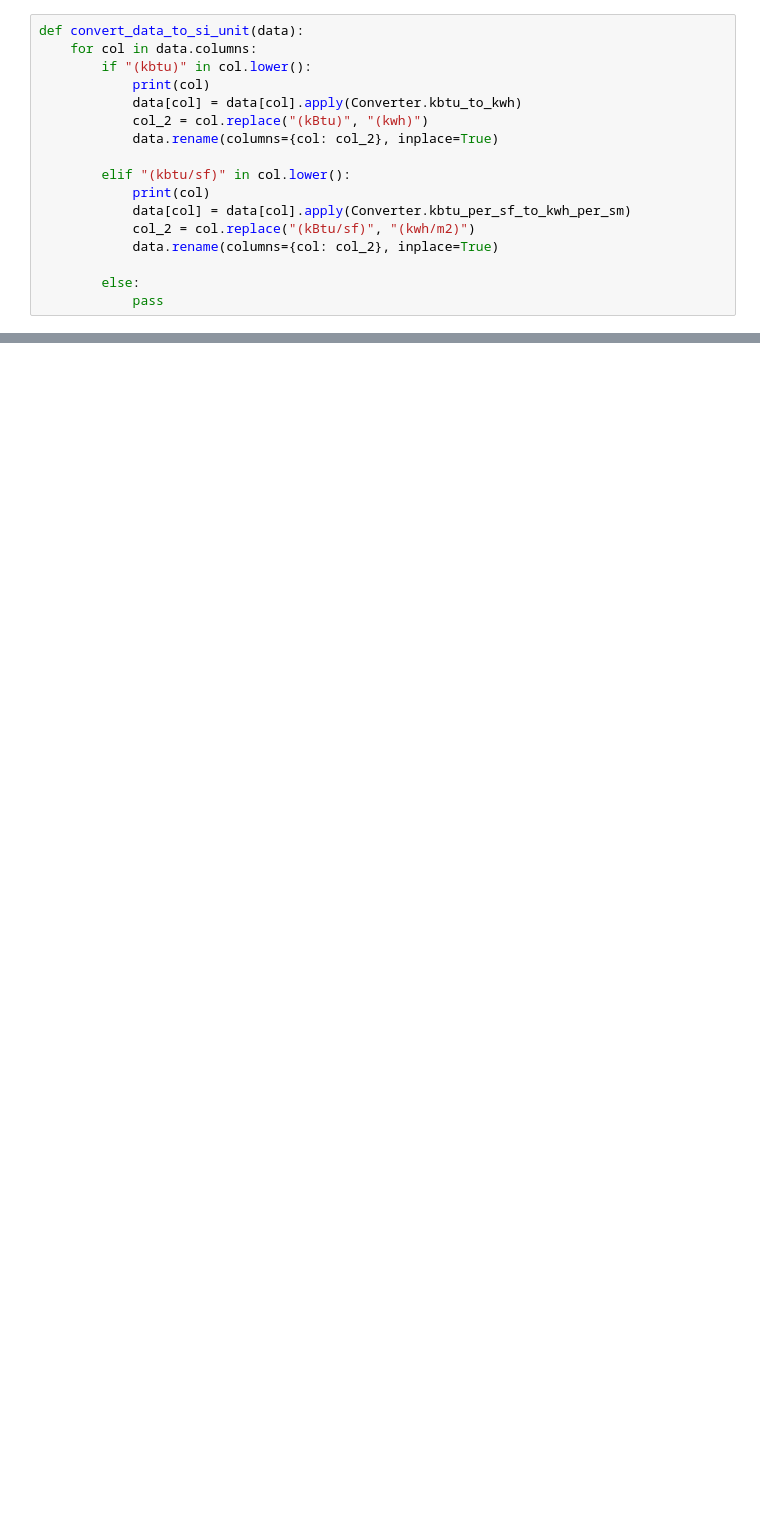
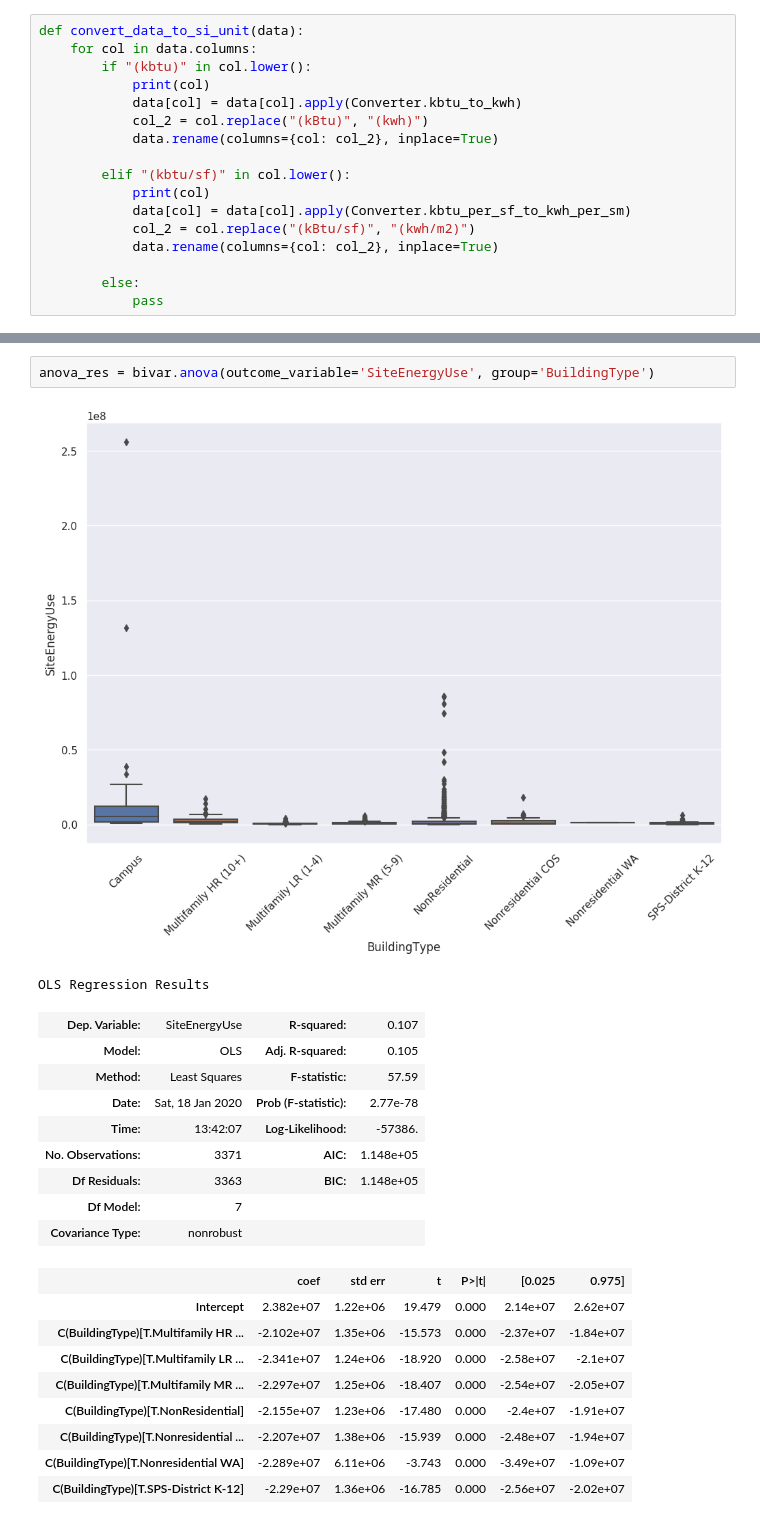
Before and after one commit to tgrandjean/OC-seattle-energy, a Jupyter notebook: notebooks/1.0-tg-initial-data-exploration.ipynb, the cells around one changed output, grey strips where cells are left out. Cells and saved outputs as stored; diff of their text form; blank space fills up the shorter version.

```diff
--- a/notebooks/1.0-tg-initial-data-exploration.ipynb
+++ b/notebooks/1.0-tg-initial-data-exploration.ipynb
@@ -172,0 +298,23 @@ Length: 6716, dtype: float64
+# %%
+anova_res = bivar.anova(outcome_variable='SiteEnergyUse', group='BuildingType')
+# %% [output]
+[figure, added]
+OLS Regression Results
+| Dep. Variable: | SiteEnergyUse | R-squared: | 0.107 |
+| Model: | OLS | Adj. R-squared: | 0.105 |
+| Method: | Least Squares | F-statistic: | 57.59 |
+| Date: | Sat, 18 Jan 2020 | Prob (F-statistic): | 2.77e-78 |
+| Time: | 13:42:07 | Log-Likelihood: | -57386. |
+| No. Observations: | 3371 | AIC: | 1.148e+05 |
+| Df Residuals: | 3363 | BIC: | 1.148e+05 |
+| Df Model: | 7 |  |  |
+| Covariance Type: | nonrobust |  |  |
+|  | coef | std err | t | P>|t| | [0.025 | 0.975] |
+| Intercept | 2.382e+07 | 1.22e+06 | 19.479 | 0.000 | 2.14e+07 | 2.62e+07 |
+| C(BuildingType)[T.Multifamily HR ... | -2.102e+07 | 1.35e+06 | -15.573 | 0.000 | -2.37e+07 | -1.84e+07 |
+| C(BuildingType)[T.Multifamily LR ... | -2.341e+07 | 1.24e+06 | -18.920 | 0.000 | -2.58e+07 | -2.1e+07 |
+| C(BuildingType)[T.Multifamily MR ... | -2.297e+07 | 1.25e+06 | -18.407 | 0.000 | -2.54e+07 | -2.05e+07 |
+| C(BuildingType)[T.NonResidential] | -2.155e+07 | 1.23e+06 | -17.480 | 0.000 | -2.4e+07 | -1.91e+07 |
+| C(BuildingType)[T.Nonresidential ... | -2.207e+07 | 1.38e+06 | -15.939 | 0.000 | -2.48e+07 | -1.94e+07 |
+| C(BuildingType)[T.Nonresidential WA] | -2.289e+07 | 6.11e+06 | -3.743 | 0.000 | -3.49e+07 | -1.09e+07 |
+| C(BuildingType)[T.SPS-District K-12] | -2.29e+07 | 1.36e+06 | -16.785 | 0.000 | -2.56e+07 | -2.02e+07 |
```
Also changed, not shown: parts of 43 cells of this notebook, 3 other files.
